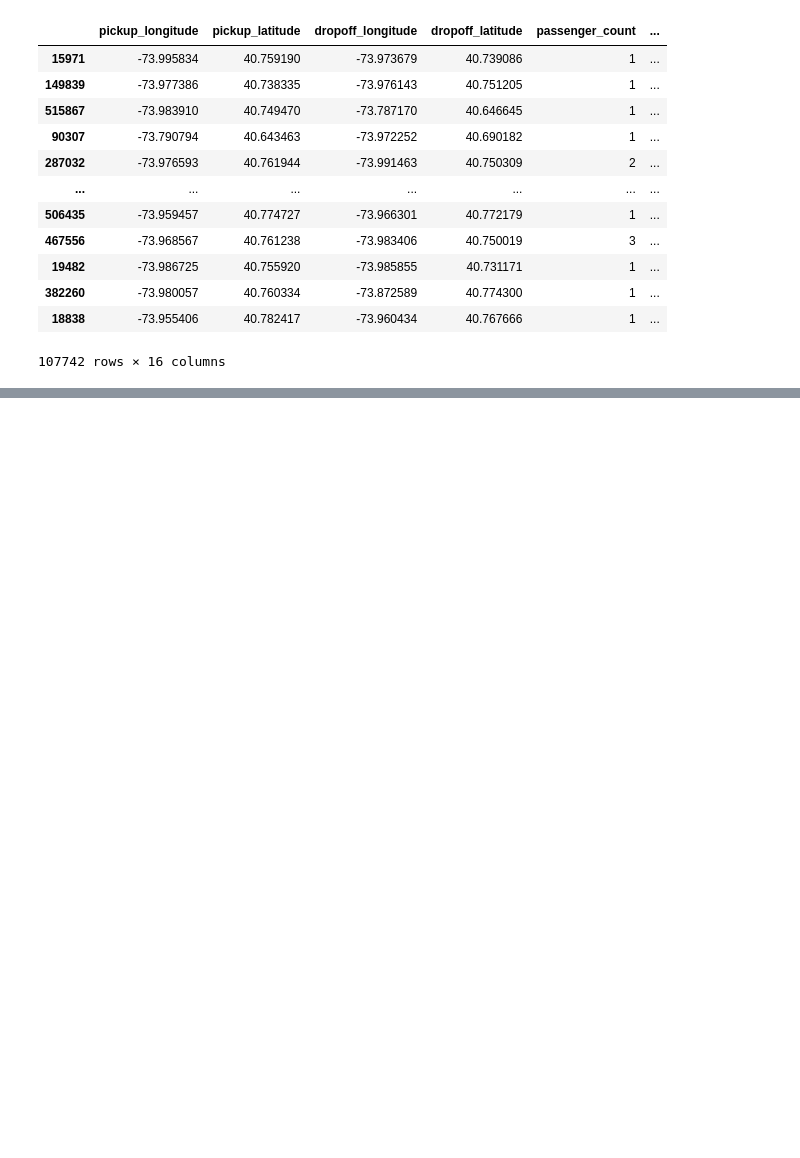
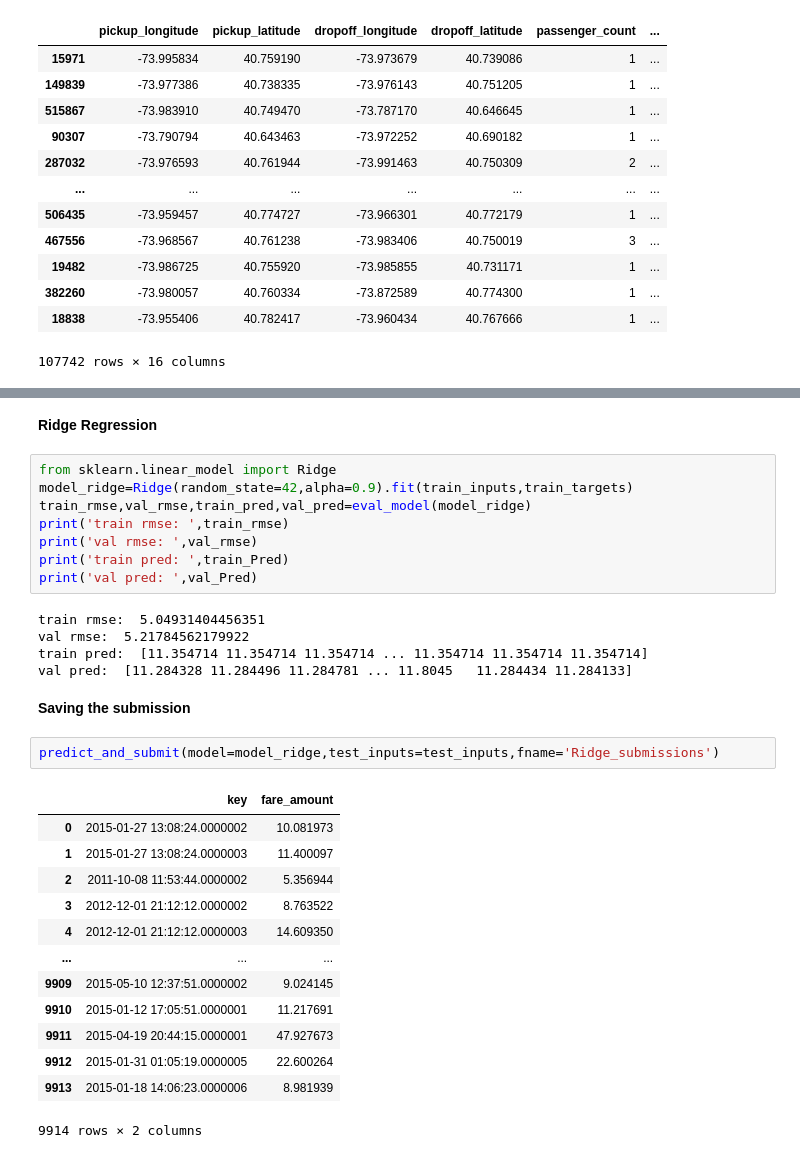
Before and after one commit to RohanVarmaP/machine-Learning, a Jupyter notebook: 6-NewYork-Taxifare/6-NewYork-Taxifare.ipynb, the cells around one changed output, grey strips where cells are left out. Cells and saved outputs as stored; diff of their text form; blank space fills up the shorter version.

Commit message:
saving ridge submissions

```diff
--- a/6-NewYork-Taxifare/6-NewYork-Taxifare.ipynb
+++ b/6-NewYork-Taxifare/6-NewYork-Taxifare.ipynb
@@ -686,0 +694,33 @@ val_inputs
+# %% [markdown]
+**Ridge Regression**
+# %%
+from sklearn.linear_model import Ridge
+model_ridge=Ridge(random_state=42,alpha=0.9).fit(train_inputs,train_targets)
+train_rmse,val_rmse,train_pred,val_pred=eval_model(model_ridge)
+print('train rmse: ',train_rmse)
+print('val rmse: ',val_rmse)
+print('train pred: ',train_Pred)
+print('val pred: ',val_Pred)
+# %% [output]
+train rmse:  5.04931404456351
+val rmse:  5.21784562179922
+train pred:  [11.354714 11.354714 11.354714 ... 11.354714 11.354714 11.354714]
+val pred:  [11.284328 11.284496 11.284781 ... 11.8045   11.284434 11.284133]
+# %% [markdown]
+**Saving the submission**
+# %%
+predict_and_submit(model=model_ridge,test_inputs=test_inputs,fname='Ridge_submissions')
+# %% [output]
+|  | key | fare_amount |
+| 0 | 2015-01-27 13:08:24.0000002 | 10.081973 |
+| 1 | 2015-01-27 13:08:24.0000003 | 11.400097 |
+| 2 | 2011-10-08 11:53:44.0000002 | 5.356944 |
+| 3 | 2012-12-01 21:12:12.0000002 | 8.763522 |
+| 4 | 2012-12-01 21:12:12.0000003 | 14.609350 |
+| ... | ... | ... |
+| 9909 | 2015-05-10 12:37:51.0000002 | 9.024145 |
+| 9910 | 2015-01-12 17:05:51.0000001 | 11.217691 |
+| 9911 | 2015-04-19 20:44:15.0000001 | 47.927673 |
+| 9912 | 2015-01-31 01:05:19.0000005 | 22.600264 |
+| 9913 | 2015-01-18 14:06:23.0000006 | 8.981939 |
+9914 rows × 2 columns
```
Also changed, not shown: parts of 1 cell of this notebook, 1 other file.
